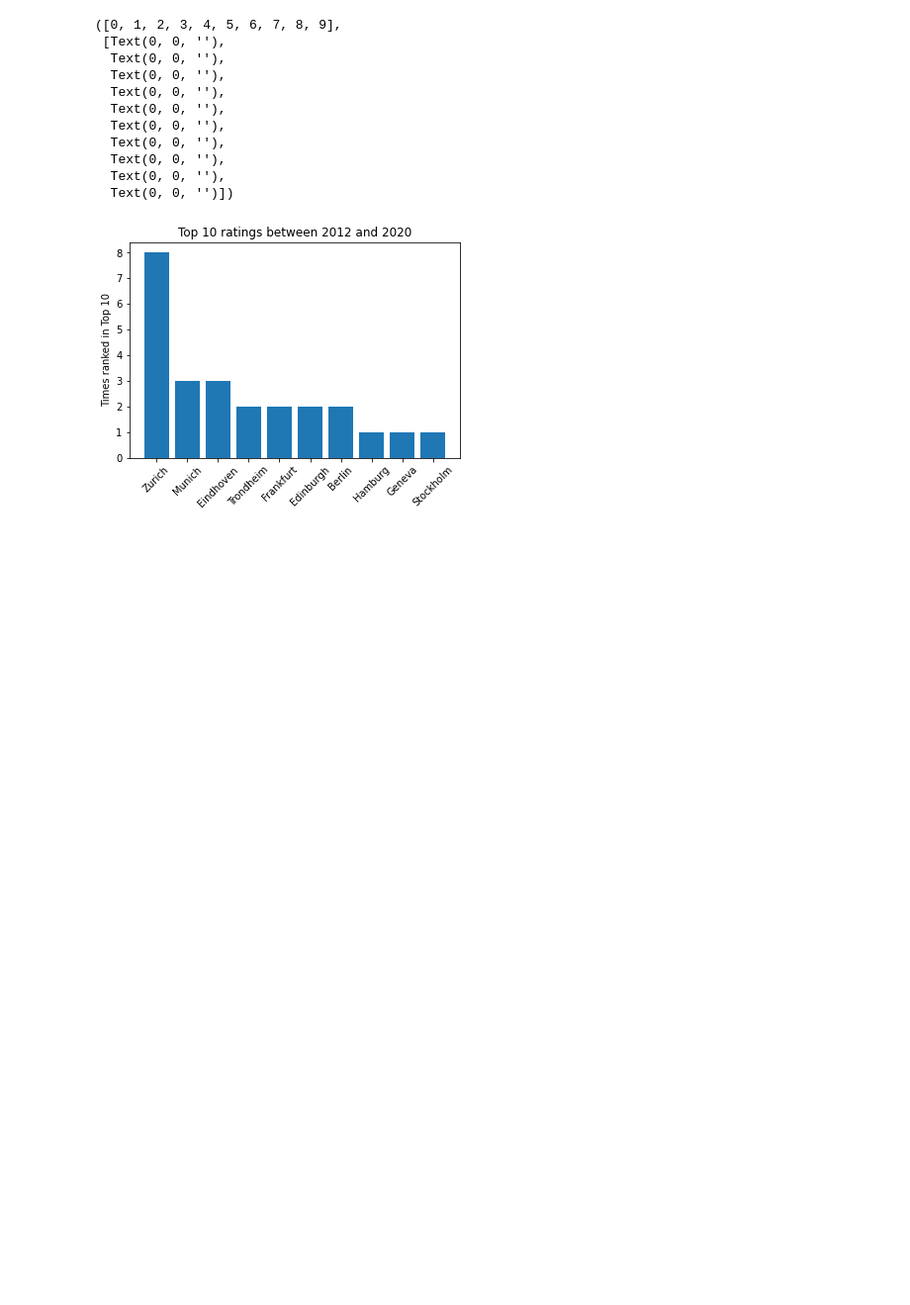
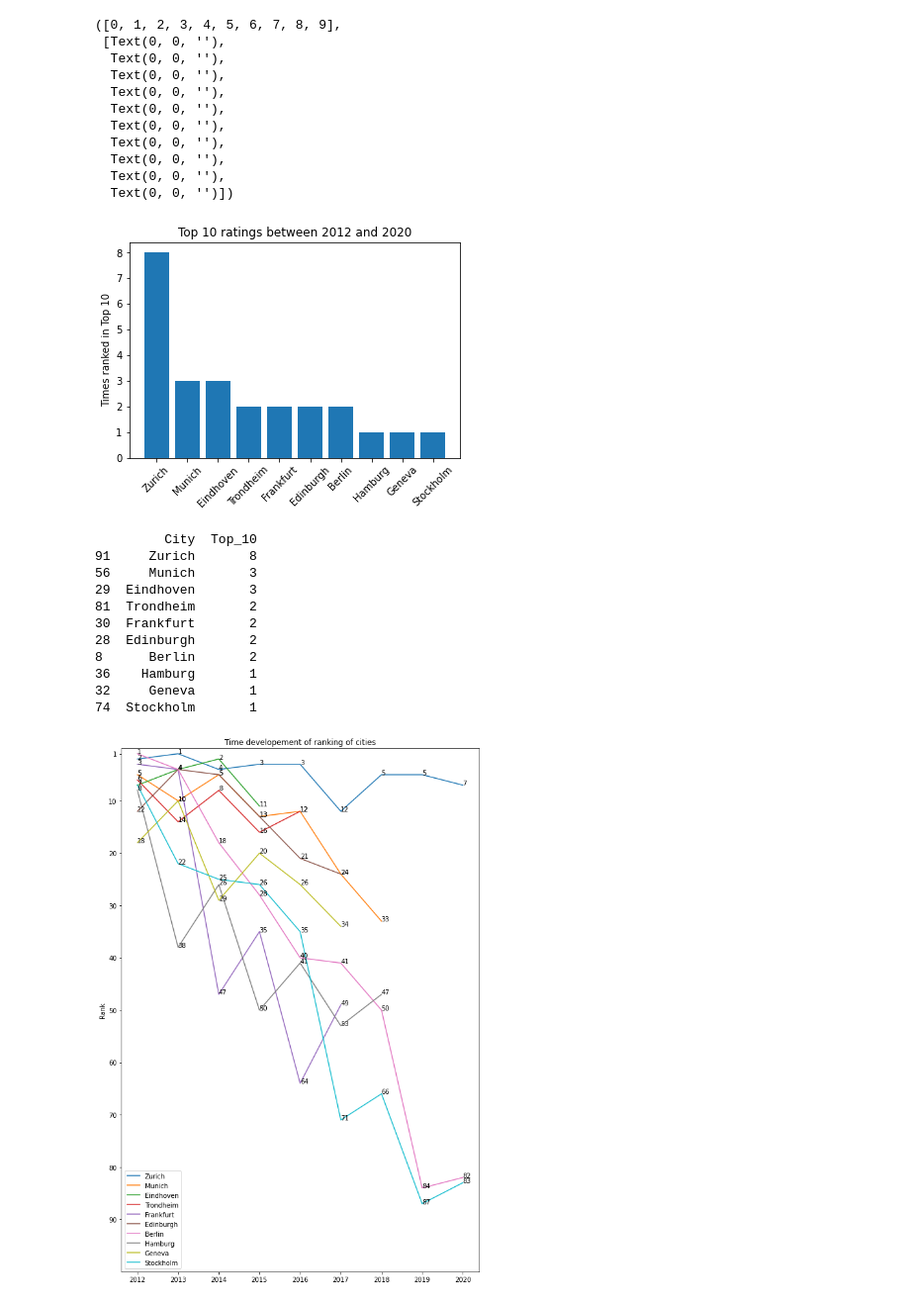
Before and after one commit to NikolasHaimerl/DOP_EX3, a Jupyter notebook: src/analysis/time_analysis.ipynb, the cells around one changed output. Shown at 99% size. Drawn from its saved outputs; the diff is of its cells as text; code cells hidden in the pictures; blank space fills up the shorter version.

```diff
--- a/src/analysis/time_analysis.ipynb
+++ b/src/analysis/time_analysis.ipynb
@@ -84,0 +83,35 @@ top_10=cities.head(10)
+# %%
+top_10=cities.head(10)
+print(top_10)
+time_dependency_top_10={}
+for city in top_10["City"]:
+    time_dependency_top_10[city]=[]
+    for year in range(2012,2021):
+        d=data[year]
+        time_dependency_top_10[city].extend(d[d["City"]==city]["Rank"].to_list())
+plt.figure(figsize=(10,15))
+for time in time_dependency_top_10.keys():
+    p=time_dependency_top_10[time]
+    plt.plot(time_dependency_top_10[time])
+    for j,i in zip(time_dependency_top_10[time],range(0,9)):
+            plt.text(i,j,str(j))
+plt.ylim(100,0)
+plt.xticks(np.arange(9),("2012","2013","2014","2015","2016","2017","2018","2019","2020"))
+plt.yticks((1,10,20,30,40,50,60,70,80,90))
+plt.ylabel("Rank")
+plt.title("Time developement of ranking of cities")
+plt.legend(top_10["City"])
+plt.show()
+# %% [output]
+         City  Top_10
+91     Zurich       8
+56     Munich       3
+29  Eindhoven       3
+81  Trondheim       2
+30  Frankfurt       2
+28  Edinburgh       2
+8      Berlin       2
+36    Hamburg       1
+32     Geneva       1
+74  Stockholm       1
+[figure, added]
```
Also changed, not shown: parts of 1 cell of this notebook.
